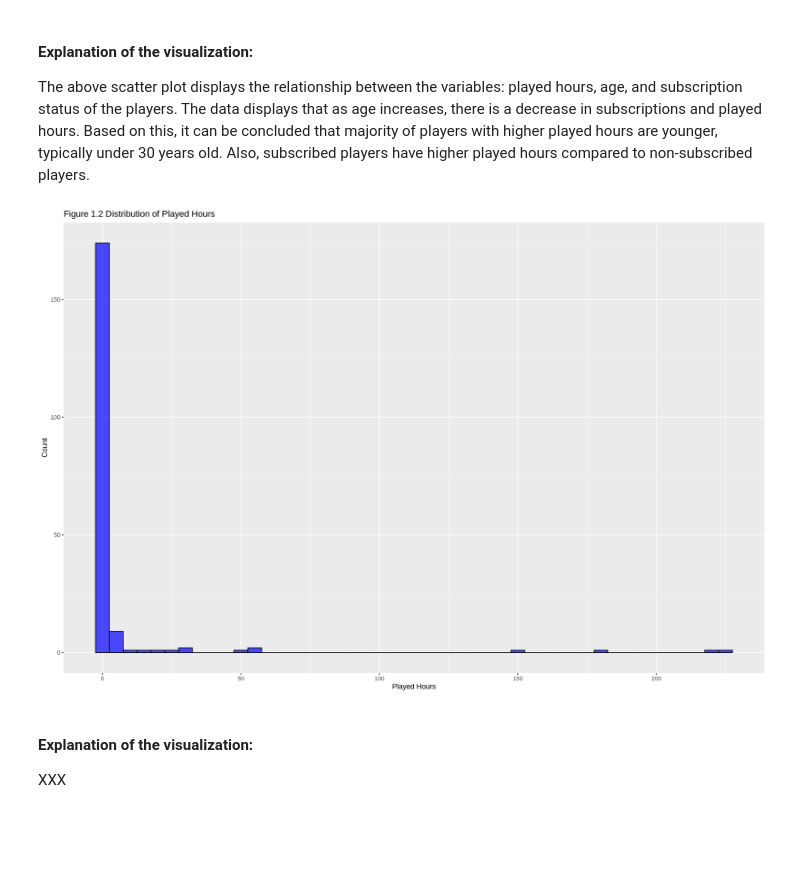
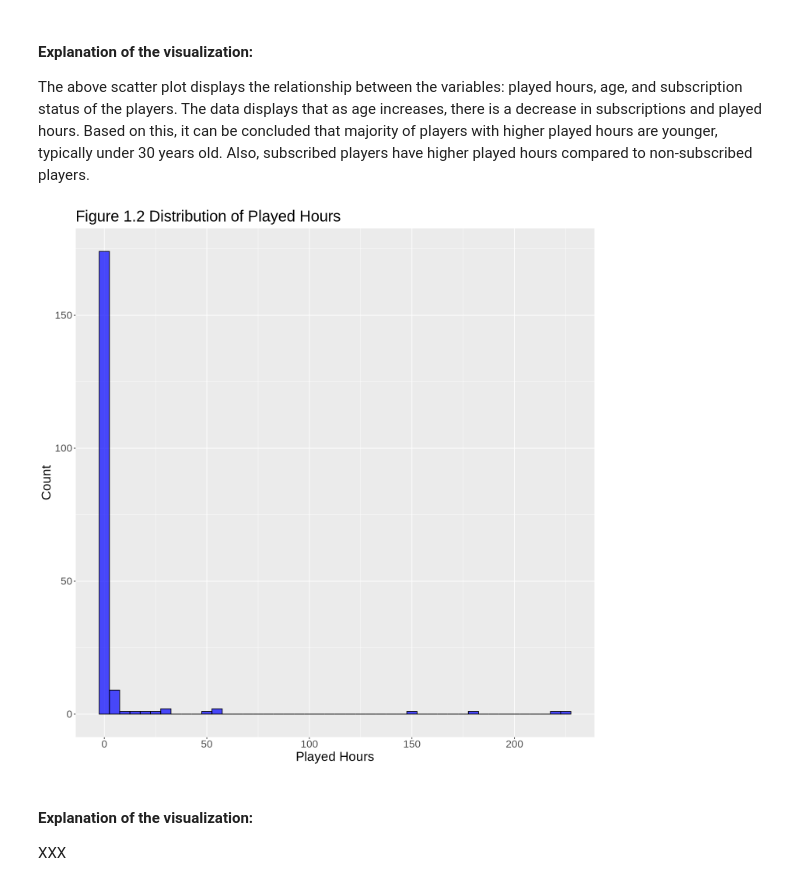
Before and after one commit to Loolin06/dsci-05-27, a Jupyter notebook: ProjectReport.ipynb, the cells around one changed output. Drawn from its saved outputs; the diff is of its cells as text; code cells hidden in the pictures; blank space fills up the shorter version.

Commit message:
Minor edits to plots

```diff
--- a/ProjectReport.ipynb
+++ b/ProjectReport.ipynb
@@ -71,9 +71,10 @@ The above scatter plot displays the relationship between the variables: played h
 # %%
 ggplot(players, aes(x = played_hours)) +
   geom_histogram(binwidth = 5, fill = "blue", color = "black", alpha = 0.7) +
-  labs(title = "Figure 1.2 Distribution of Played Hours", x = "Played Hours", y = "Count")
+  labs(title = "Figure 1.2 Distribution of Played Hours", x = "Played Hours", y = "Count") +
+  theme(text=element_text(size=20))
 # %% [output]
-[figure, old version]
+[figure, new version]
 # %% [markdown]
 #### Explanation of the visualization:
 XXX
```
Also changed, not shown: parts of 2 cells of this notebook.
